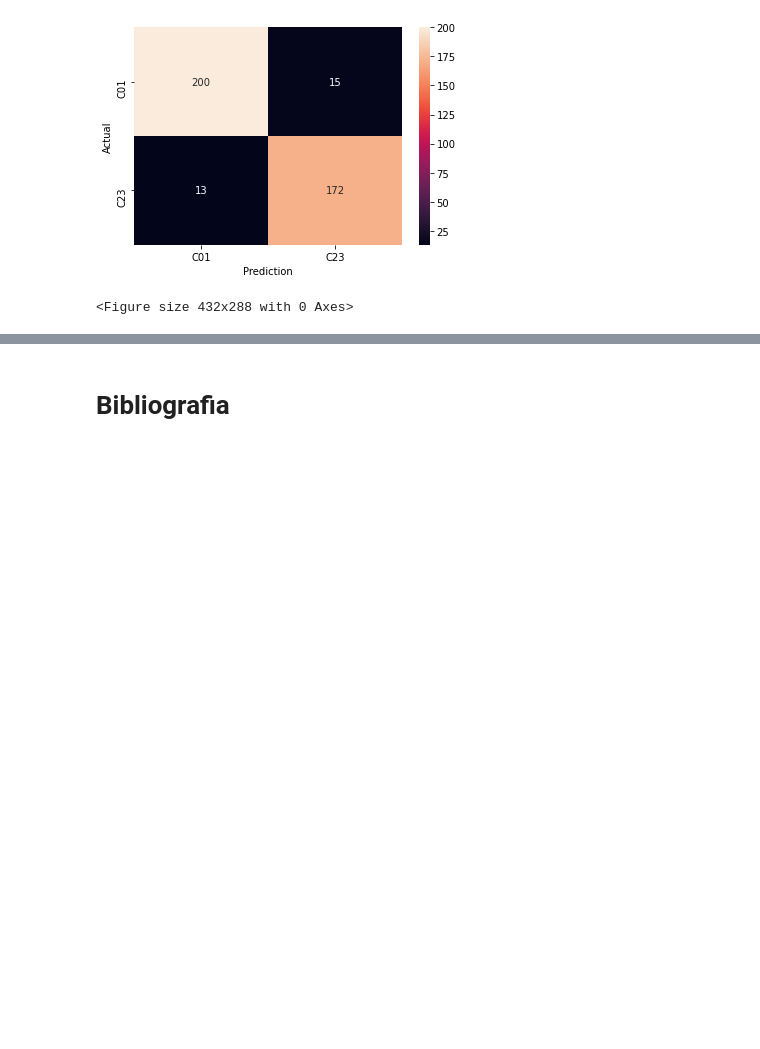
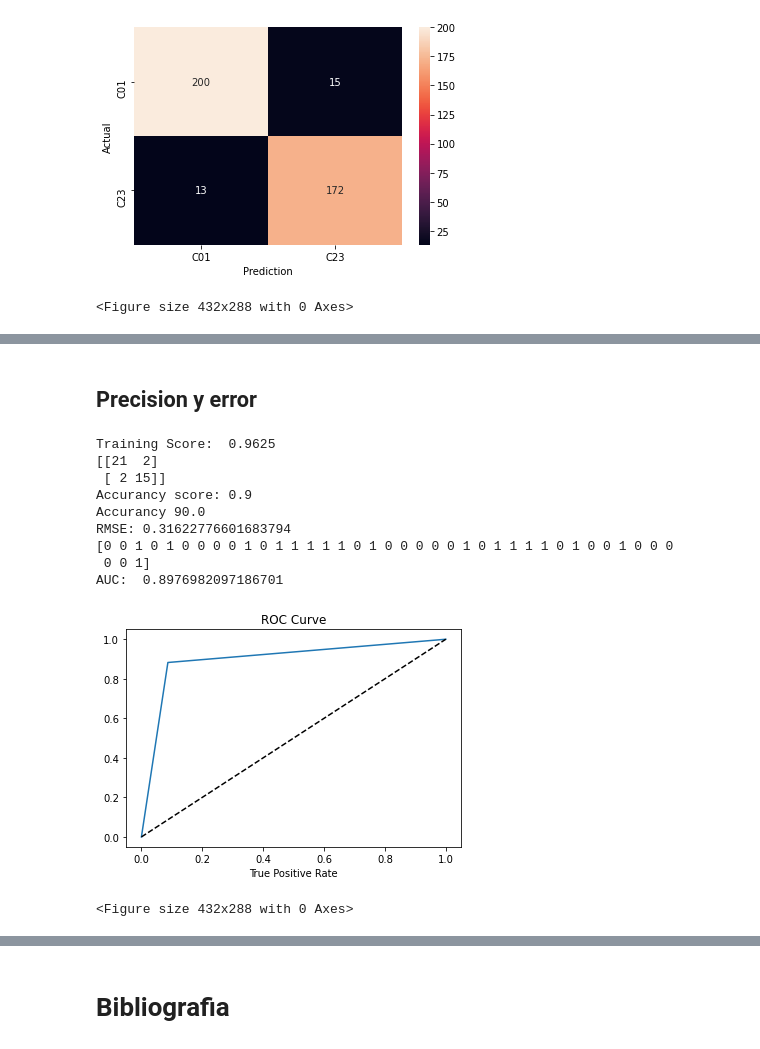
Before and after one commit to mikeruano3/UNIR_AprendizajeAutomatico_Tarea2, a Jupyter notebook: Tarea2AprendizajeAutomatico.ipynb, the cells around one changed output, grey strips where cells are left out. Saved outputs shown, nothing was run; the diff lists cells and outputs as text; code cells hidden in the pictures; blank space fills up the shorter version.

```diff
--- a/Tarea2AprendizajeAutomatico.ipynb
+++ b/Tarea2AprendizajeAutomatico.ipynb
@@ -1621,0 +1682,46 @@ plt.clf()
+# %% [markdown]
+## Precision y error
+# %%
+from sklearn import svm, metrics
+from sklearn.metrics import confusion_matrix
+
+print("Training Score: ", clf.score(X_train, y_train))
+tpredictions = clf.predict(X_train)
+
+predictions = clf.predict(X_test)
+predictions
+
+cnf_matrix = confusion_matrix(y_test, predictions)
+print(cnf_matrix)
+print("Accurancy score:", metrics.accuracy_score(y_test, predictions))
+
+accuracy = np.true_divide(np.sum(predictions == y_test), predictions.shape[0])*100
+print("Accurancy", accuracy)
+
+print("RMSE:", np.sqrt(metrics.mean_squared_error(y_test, predictions)))
+predictions = clf.predict(X_test)
+print(predictions)
+
+FPR, TPR, _ = roc_curve(y_test, predictions)
+auc = np.trapz(TPR, FPR)
+print("AUC: ", auc)
+
+plt.plot(FPR, TPR)
+plt.plot([0, 1], [0, 1], '--', color='black')
+plt.title('ROC Curve')
+plt.xlabel('False Positive Rate')
+plt.xlabel('True Positive Rate')
+plt.show()
+plt.clf()
+# %% [output]
+Training Score:  0.9625
+[[21  2]
+ [ 2 15]]
+Accurancy score: 0.9
+Accurancy 90.0
+RMSE: 0.31622776601683794
+[0 0 1 0 1 0 0 0 0 1 0 1 1 1 1 1 0 1 0 0 0 0 0 1 0 1 1 1 1 0 1 0 0 1 0 0 0
+ 0 0 1]
+AUC:  0.8976982097186701
+[figure, added]
+<Figure size 432x288 with 0 Axes>
```
Also changed, not shown: parts of 17 cells of this notebook.
